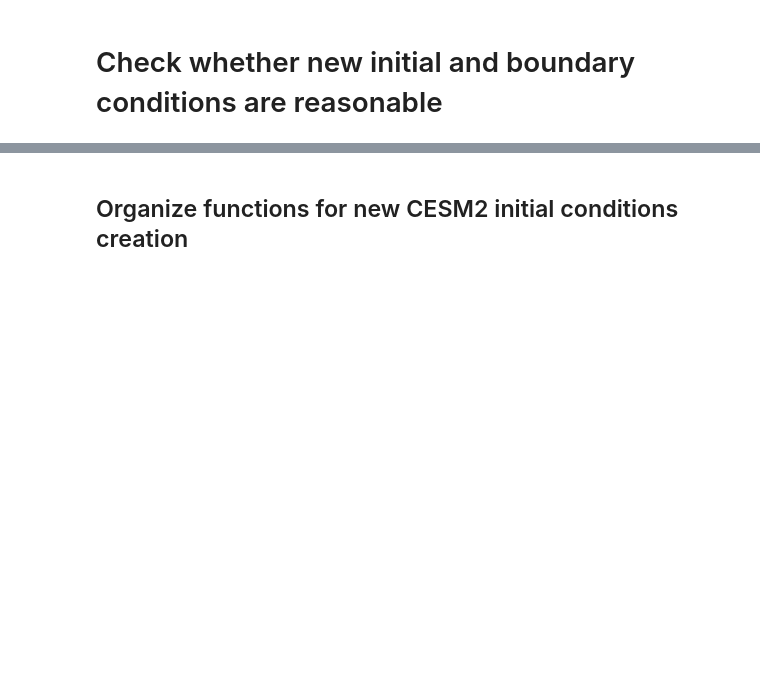
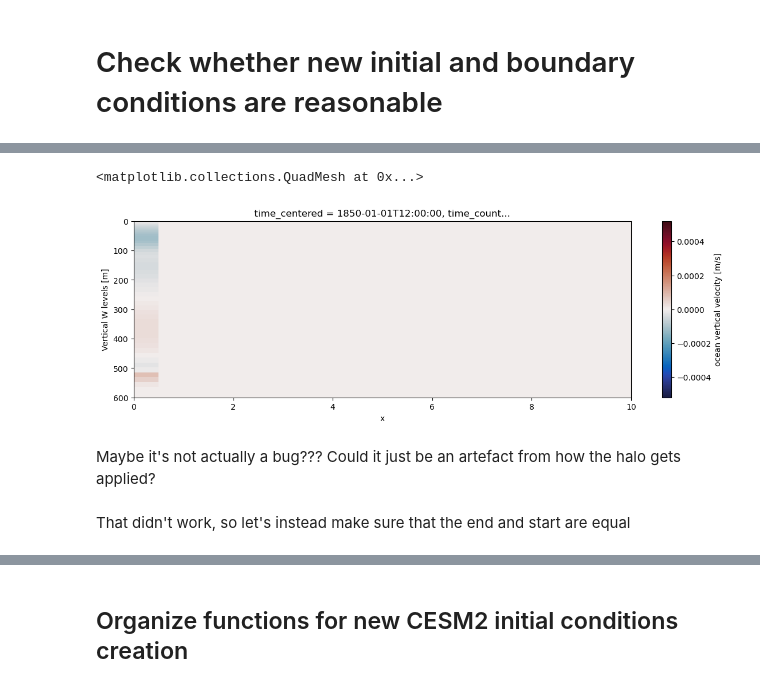
Before and after one commit to brogalla/analysis-birgal, a Jupyter notebook: nemo_config_setup/climate-experiments/check-new-bdy-conds.ipynb, the cells around one changed output, grey strips where cells are left out. Cells and saved outputs as stored; diff of their text form; code cells hidden in the pictures; blank space fills up the shorter version.

```diff
--- a/nemo_config_setup/climate-experiments/check-new-bdy-conds.ipynb
+++ b/nemo_config_setup/climate-experiments/check-new-bdy-conds.ipynb
@@ -111,0 +52,9 @@ new_ics.AbsSal.isel(deptht=0).plot(ylim=(440, 454), figsize=(18,4), vmin=32, vma
+# %%
+dsW.wo.plot(xlim=(0,10), **kwagsW)
+# %% [output]
+<matplotlib.collections.QuadMesh at 0x...>
+[figure, added]
+# %% [markdown]
+Maybe it's not actually a bug??? Could it just be an artefact from how the halo gets applied?
+# %% [markdown]
+That didn't work, so let's instead make sure that the end and start are equal
```
Also changed, not shown: parts of 49 cells of this notebook.
